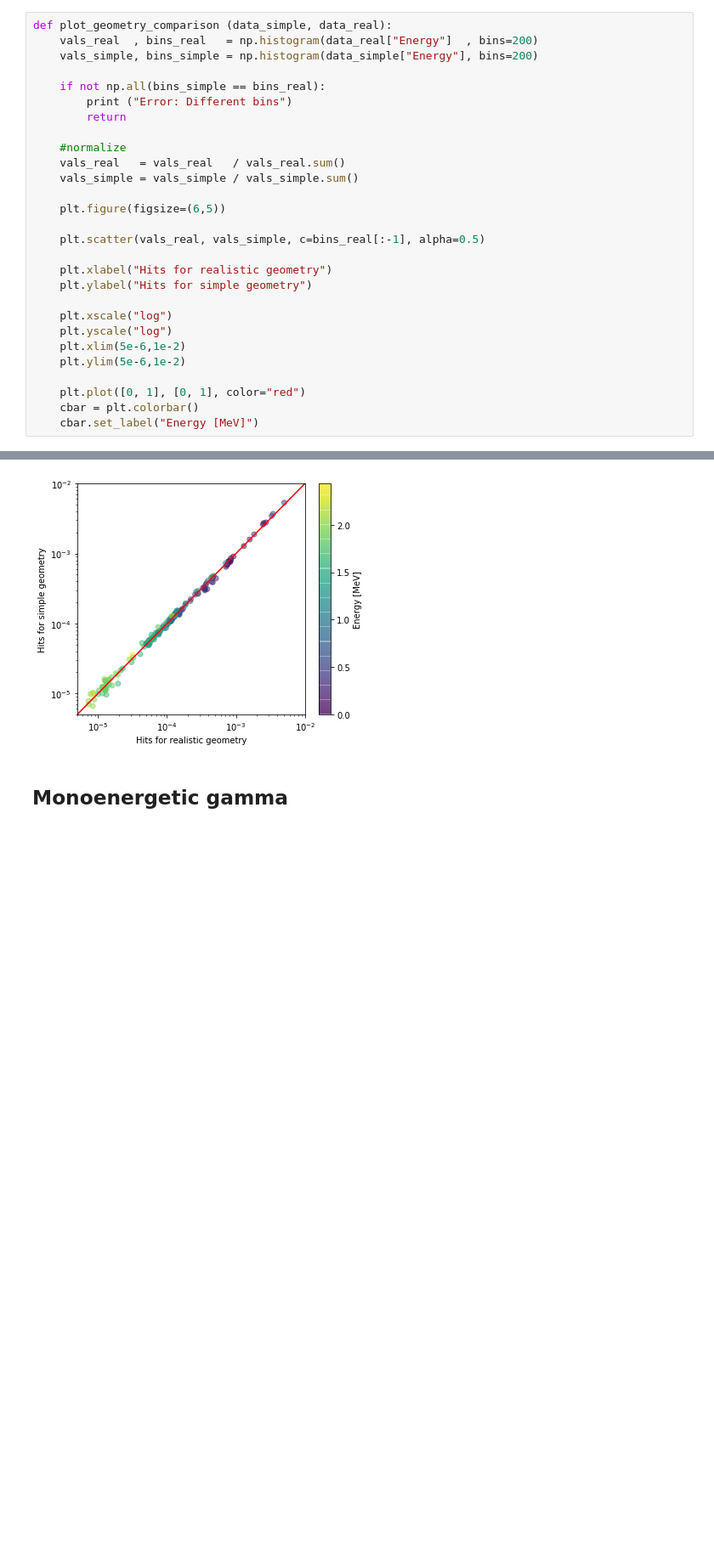
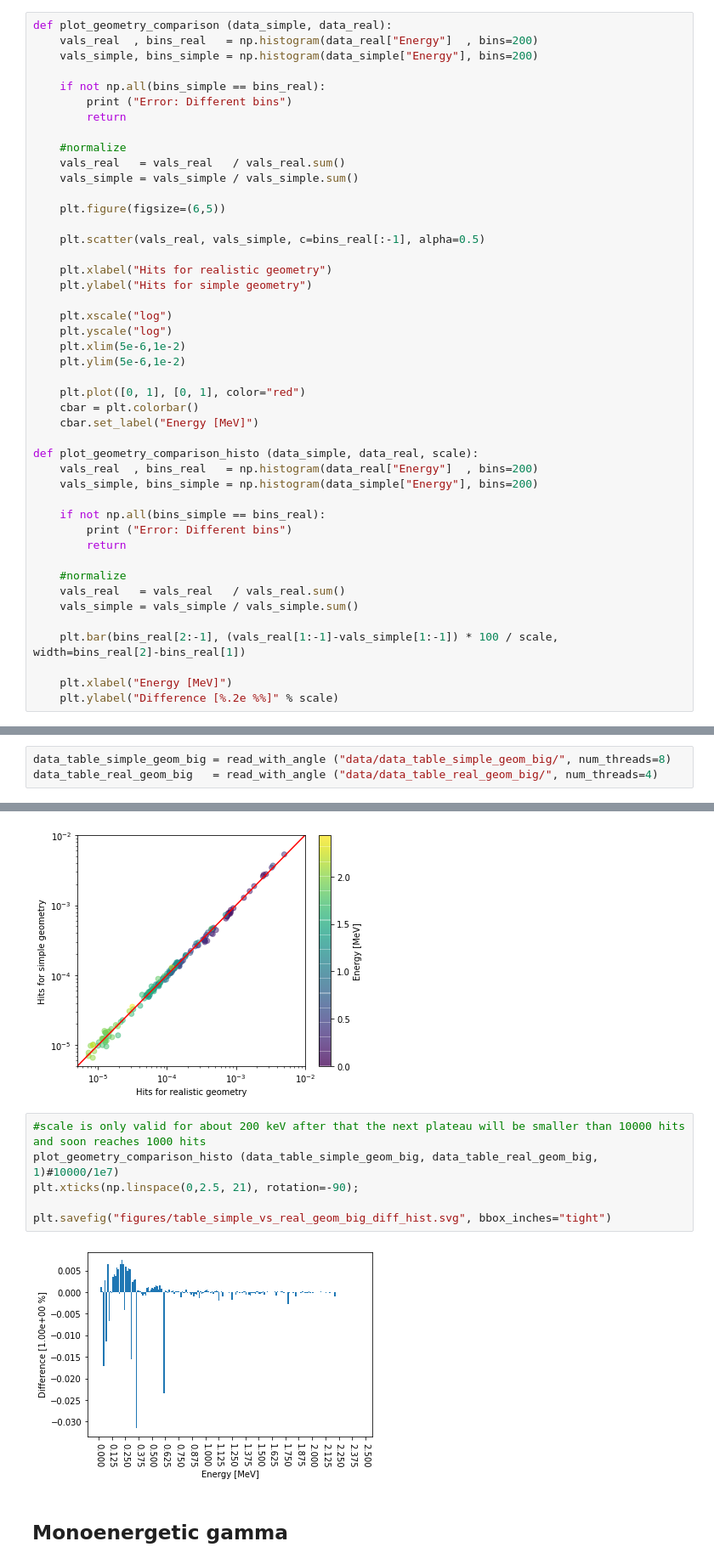
Before and after one commit to Balazzs/HPGECalorimeter, a Jupyter notebook: Analysis.ipynb, the cells around one changed output, grey strips where cells are left out. Shown at 85% size. Cells and saved outputs as stored; diff of their text form; blank space fills up the shorter version.

Commit message:
500keV monoenergetic geometry comparison + week 5 finalization

```diff
--- a/Analysis.ipynb
+++ b/Analysis.ipynb
@@ -426,16 +428,44 @@ def plot_geometry_comparison (data_simple, data_real):
     plt.plot([0, 1], [0, 1], color="red")
     cbar = plt.colorbar()
     cbar.set_label("Energy [MeV]")
+
+def plot_geometry_comparison_histo (data_simple, data_real, scale):
+    vals_real  , bins_real   = np.histogram(data_real["Energy"]  , bins=200)
+    vals_simple, bins_simple = np.histogram(data_simple["Energy"], bins=200)
+
+    if not np.all(bins_simple == bins_real):
+        print ("Error: Different bins")
+        return
+
+    #normalize
+    vals_real   = vals_real   / vals_real.sum()
+    vals_simple = vals_simple / vals_simple.sum()
+
+    plt.bar(bins_real[2:-1], (vals_real[1:-1]-vals_simple[1:-1]) * 100 / scale, width=bins_real[2]-bins_real[1])
+
+    plt.xlabel("Energy [MeV]")
+    plt.ylabel("Difference [%.2e %%]" % scale)
 # %%
 plot_geometry_comparison (data_table_simple_geom, data_table_real_geom)
 plt.savefig("figures/table_simple_vs_real_geom_corrected.svg", bbox_layout="tight")
 # %% [output]
 [figure]
+# %%
+data_table_simple_geom_big = read_with_angle ("data/data_table_simple_geom_big/", num_threads=8)
+data_table_real_geom_big   = read_with_angle ("data/data_table_real_geom_big/", num_threads=4)
 # %%
 plot_geometry_comparison (data_table_simple_geom_big, data_table_real_geom_big)
 plt.savefig("figures/table_simple_vs_real_geom_big.svg", bbox_layout="tight")
 # %% [output]
 [figure]
+# %%
+#scale is only valid for about 200 keV after that the next plateau will be smaller than 10000 hits and soon reaches 1000 hits
+plot_geometry_comparison_histo (data_table_simple_geom_big, data_table_real_geom_big, 1)#10000/1e7)
+plt.xticks(np.linspace(0,2.5, 21), rotation=-90);
+
+plt.savefig("figures/table_simple_vs_real_geom_big_diff_hist.svg", bbox_inches="tight")
+# %% [output]
+[figure, added]
 # %% [markdown]
 ## Monoenergetic gamma
 # %%
```
Also changed, not shown: parts of 8 cells of this notebook, 23 other files.
